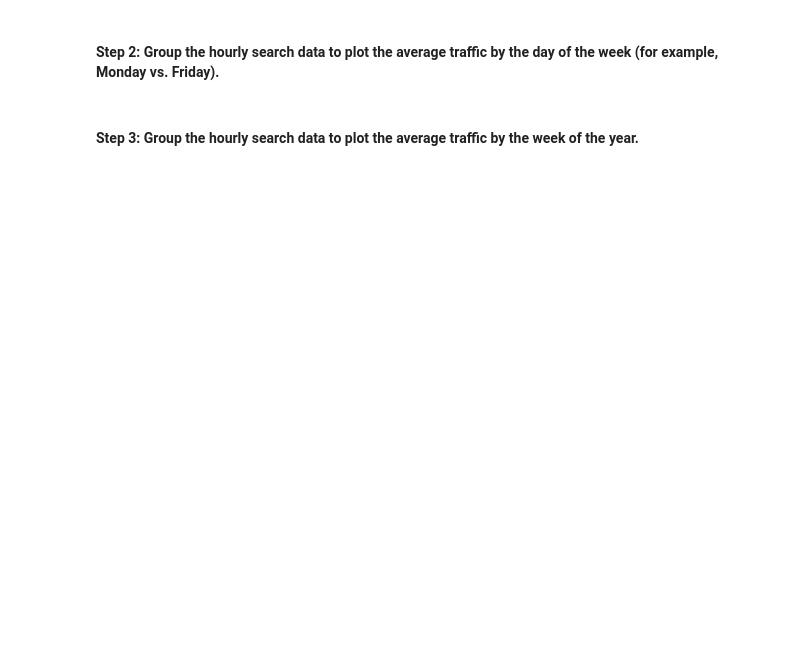
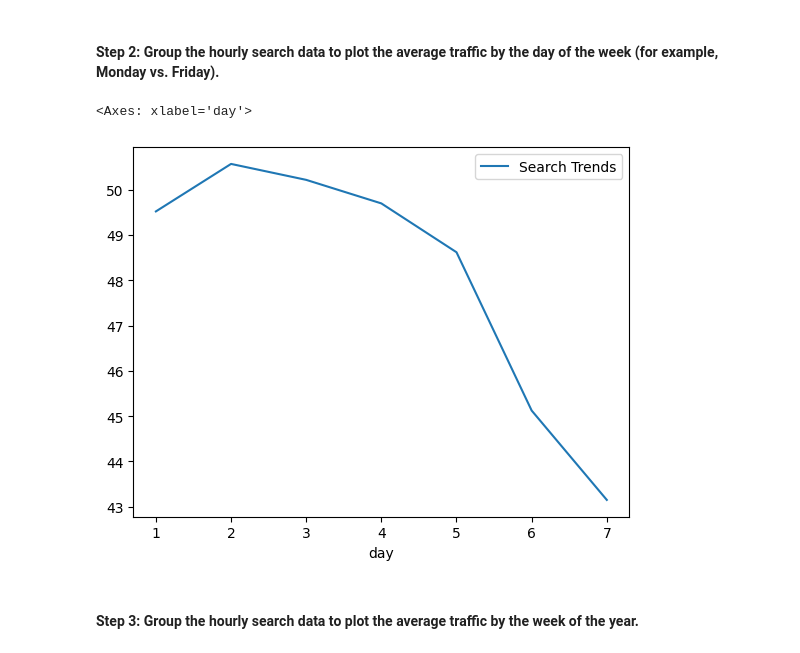
Before and after one commit to ncmoliver/prophet-challenge, a Jupyter notebook: forecasting_net_prophet.ipynb, the cells around one changed output. Drawn from its saved outputs; the diff is of its cells as text; code cells hidden in the pictures; blank space fills up the shorter version.

```diff
--- a/forecasting_net_prophet.ipynb
+++ b/forecasting_net_prophet.ipynb
@@ -164,6 +179,11 @@ To that end, you want to mine the search traffic data for predictable seasonal p
 #### Step 2: Group the hourly search data to plot the average traffic by the day of the week (for example, Monday vs. Friday).
 # %%
 # Group the hourly search data to plot the average traffic by the day of week, using `df.index.isocalendar().day`.
+weekday_search_data = df_mercado_trends.groupby(df_mercado_trends.index.isocalendar().day).mean()
+weekday_search_data.plot()
+# %% [output]
+<Axes: xlabel='day'>
+[figure, added]
 # %% [markdown]
 #### Step 3: Group the hourly search data to plot the average traffic by the week of the year.
 # %%
```
Also changed, not shown: parts of 13 cells of this notebook.
